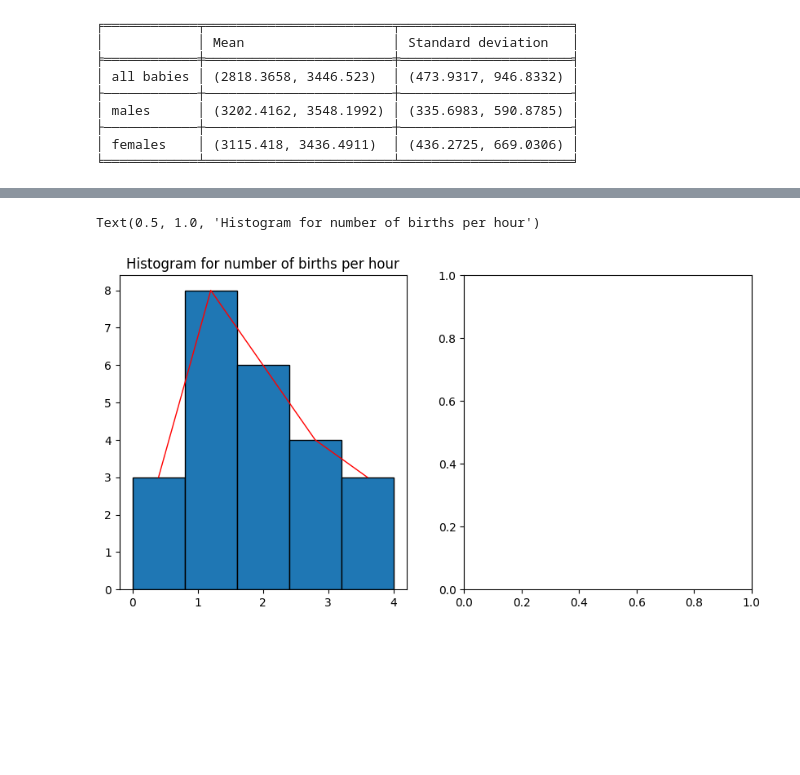
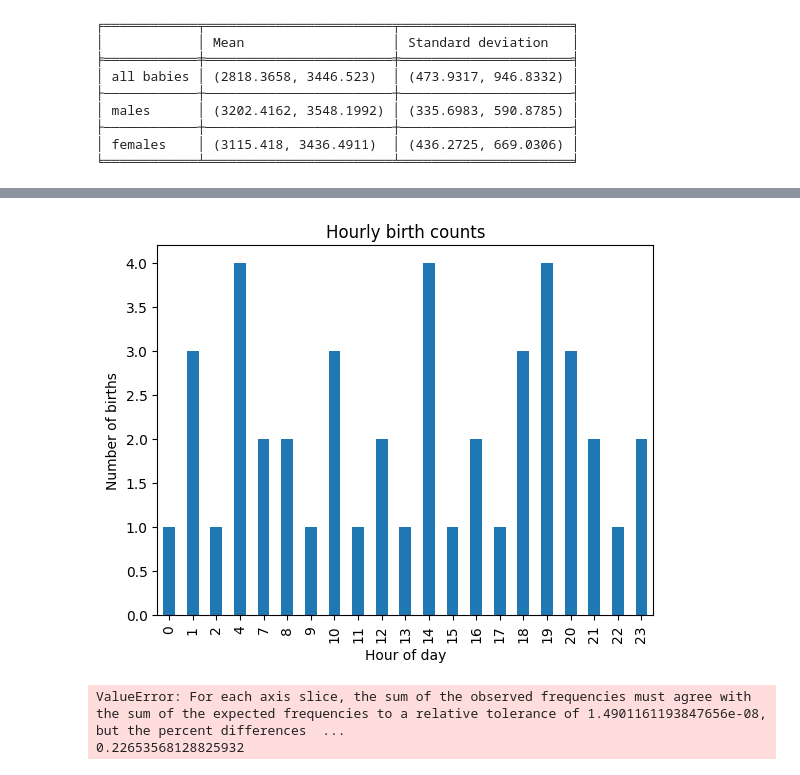
Before and after one commit to Exc0mmun1cad0/statistics-labs, a Jupyter notebook: lab2/babyboom.ipynb, the cells around one changed output, grey strips where cells are left out. Drawn from its saved outputs; the diff is of its cells as text; code cells hidden in the pictures; blank space fills up the shorter version.

```diff
--- a/lab2/babyboom.ipynb
+++ b/lab2/babyboom.ipynb
@@ -163,30 +148,26 @@ print(tabulate(table, headers=["", "Statistic", "P-value", "Is exponentially dis
 # %%
 # Puasson distribution test for number of births per hour
-dict = {}
-for minutes in df["MinutesAfterMidnight"]:
-    hour = minutes//60
-    if hour not in dict:
-        dict[hour] = 0
-    dict[hour] += 1
+df["hour"] = df["MinutesAfterMidnight"] // 60
+hour_counts = df["hour"].value_counts().sort_index()
 
-for i in range(24):
-    if i not in dict:
-        dict[i] = 0
-vals = [dict[i] for i in sorted(dict.keys())]
-data = pd.DataFrame(vals, columns=["NumberOfBirths"])
+hour_counts.plot(kind="bar")
+plt.xlabel("Hour of day")
+plt.ylabel("Number of births")
+plt.title("Hourly birth counts")
+plt.show()
 
-# graphical verification of assumptions about exponential distribution
-fig, axes = plt.subplots(nrows=1, ncols=2, figsize=(10, 5))
 
-# histogram with frequency polygon
-n, bins, patches = axes[0].hist(data, bins=5, edgecolor="black")
-bin_centers = 0.5 * (bins[1:] + bins[:-1])
-axes[0].plot(bin_centers, n, linestyle="-", color="red", linewidth=1)
-axes[0].set_title(f"Histogram for number of births per hour")
-# qq-plot
-# stats.probplot(data, dist="", sparams=(loc, scale), plot=axes[1])
-# axes[1].set_title(f"QQ-plot for intervals beetwen birth")
-# axes[1].set_xlabel("")
+births_per_hour = df.groupby('Hour').size()
+mean = births_per_hour.mean()
+frequencies = births_per_hour.value_counts().sort_index()
+k_values = np.arange(frequencies.index.min(), frequencies.index.max() + 1)
+expected_probs = stats.poisson.pmf(k_values, mean)
+expected_freq = expected_probs * len(births_per_hour)
+frequencies = frequencies.reindex(k_values, fill_value=0)
+statistic, p_value = stats.chisquare(f_obs=freq, f_exp=expected_freq)
+
+print(f"Statistic: {statistic}\nP-value: {p_value}\nIs Puasson dstribution: {'Yes' if p_value > alpha else 'No'}")
 # %% [output]
+[figure, new version]
-Text(0.5, 1.0, 'Histogram for number of births per hour')
+ValueError: For each axis slice, the sum of the observed frequencies must agree with the sum of the expected frequencies to a relative tolerance of 1.4901161193847656e-08, but the percent differences  ...
+0.22653568128825932
-[figure, old version]
```
Also changed, not shown: parts of 3 cells of this notebook, 2 other files.
